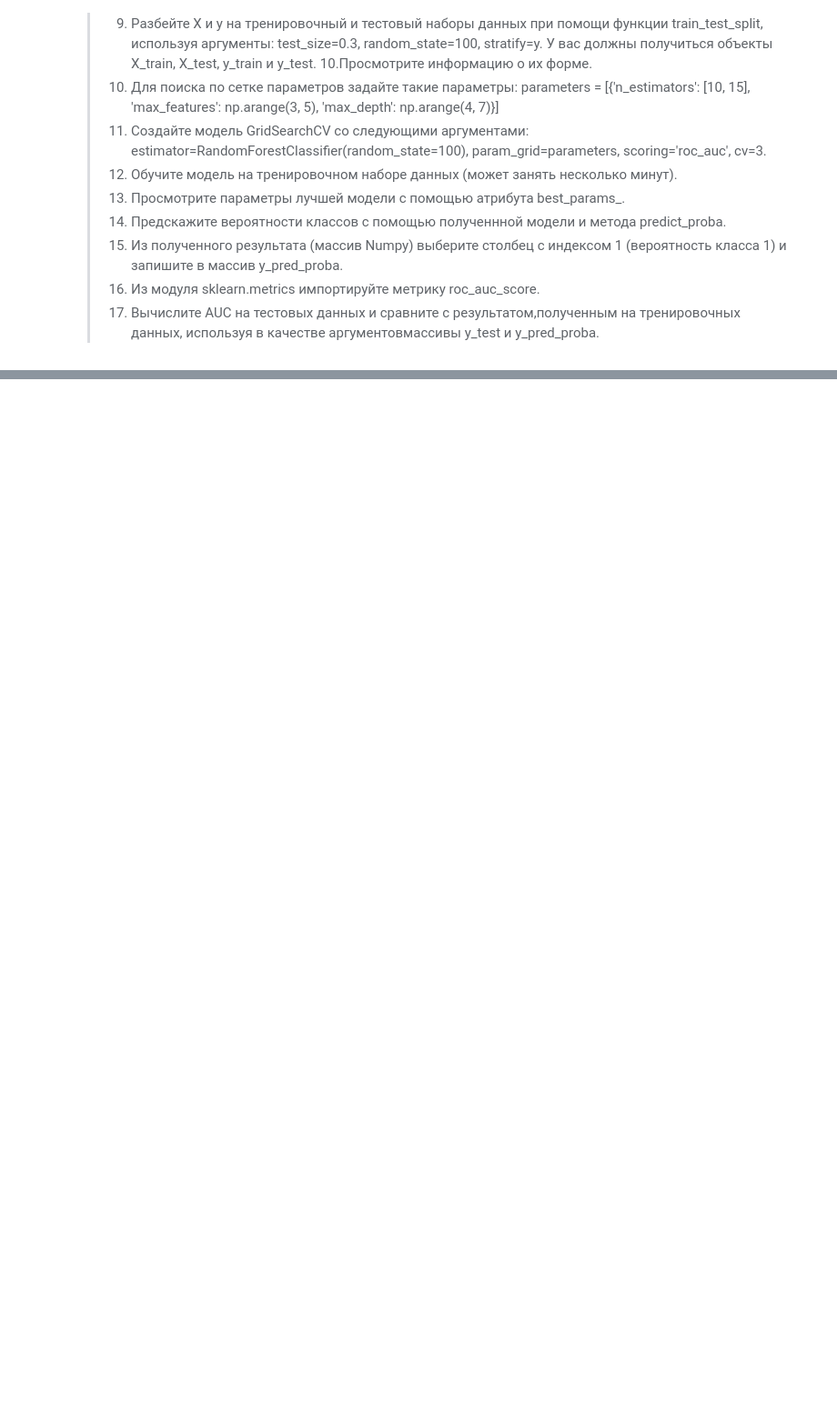
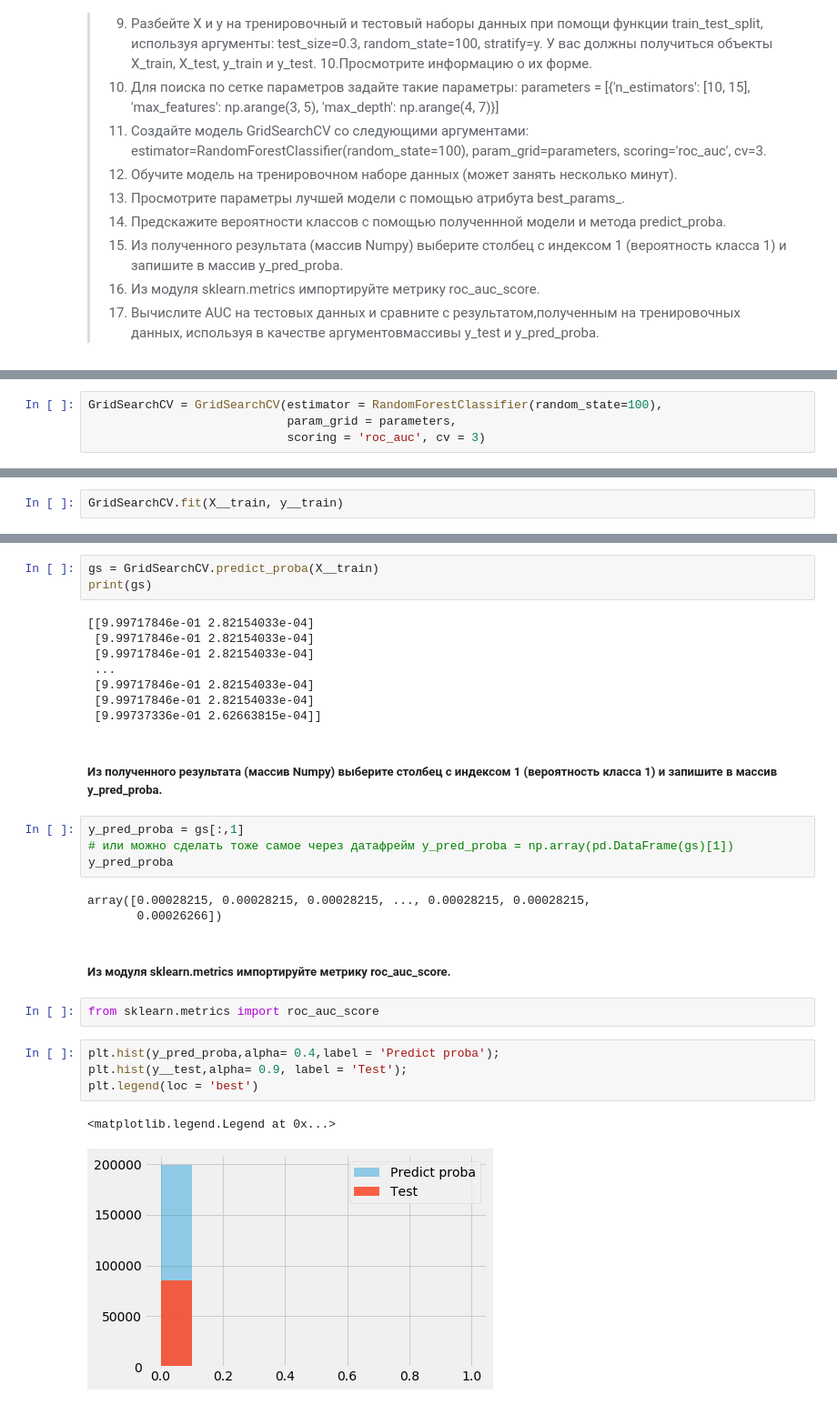
Before and after one commit to LuckyDima/Geekbrains_DB_0607, a Jupyter notebook: Data Science/Lesson6/Lesson6.ipynb, the cells around one changed output, grey strips where cells are left out. Shown: that part at 91% size. Drawn from its saved outputs; the diff is of its cells as text; blank space fills up the shorter version.

```diff
--- a/Data Science/Lesson6/Lesson6.ipynb
+++ b/Data Science/Lesson6/Lesson6.ipynb
@@ -270,0 +360,4 @@ cv=3.
+# %%
+GridSearchCV = GridSearchCV(estimator = RandomForestClassifier(random_state=100),
+                            param_grid = parameters,
+                            scoring = 'roc_auc', cv = 3)
@@ -270,0 +366,2 @@ cv=3.
+# %%
+GridSearchCV.fit(X__train, y__train)
@@ -270,0 +388,31 @@ cv=3.
+# %%
+gs = GridSearchCV.predict_proba(X__train)
+print(gs)
+# %% [output]
+[[9.99717846e-01 2.82154033e-04]
+ [9.99717846e-01 2.82154033e-04]
+ [9.99717846e-01 2.82154033e-04]
+ ...
+ [9.99717846e-01 2.82154033e-04]
+ [9.99717846e-01 2.82154033e-04]
+ [9.99737336e-01 2.62663815e-04]]
+# %% [markdown]
+##### Из полученного результата (массив Numpy) выберите столбец с индексом 1 (вероятность класса 1) и запишите в массив y_pred_proba.
+# %%
+y_pred_proba = gs[:,1]
+# или можно сделать тоже самое через датафрейм y_pred_proba = np.array(pd.DataFrame(gs)[1])
+y_pred_proba
+# %% [output]
+array([0.00028215, 0.00028215, 0.00028215, ..., 0.00028215, 0.00028215,
+       0.00026266])
+# %% [markdown]
+##### Из модуля sklearn.metrics импортируйте метрику roc_auc_score.
+# %%
+from sklearn.metrics import roc_auc_score
+# %%
+plt.hist(y_pred_proba,alpha= 0.4,label = 'Predict proba');
+plt.hist(y__test,alpha= 0.9, label = 'Test');
+plt.legend(loc = 'best')
+# %% [output]
+<matplotlib.legend.Legend at 0x...>
+[figure, added]
```
Also changed, not shown: parts of 39 cells of this notebook.
